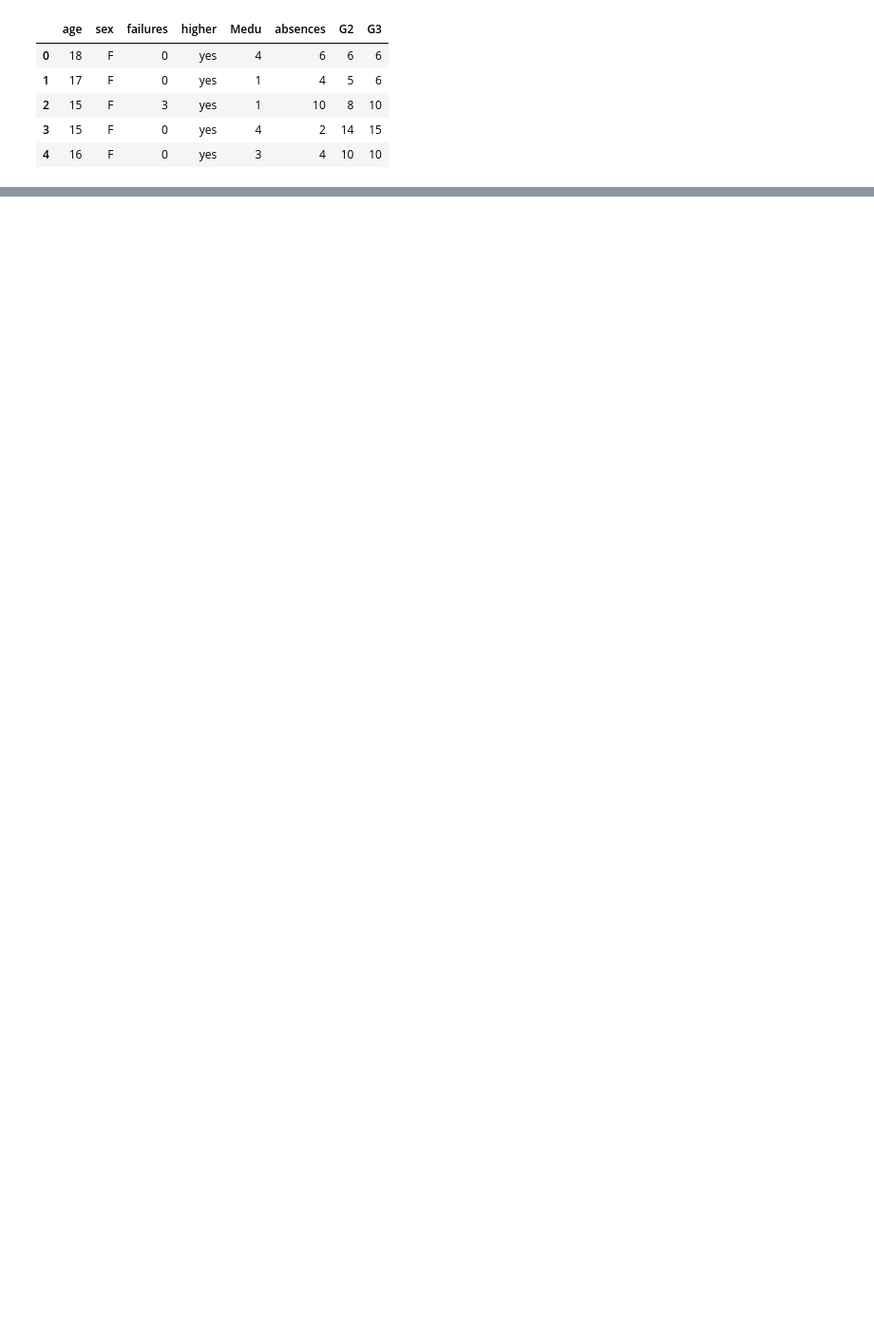
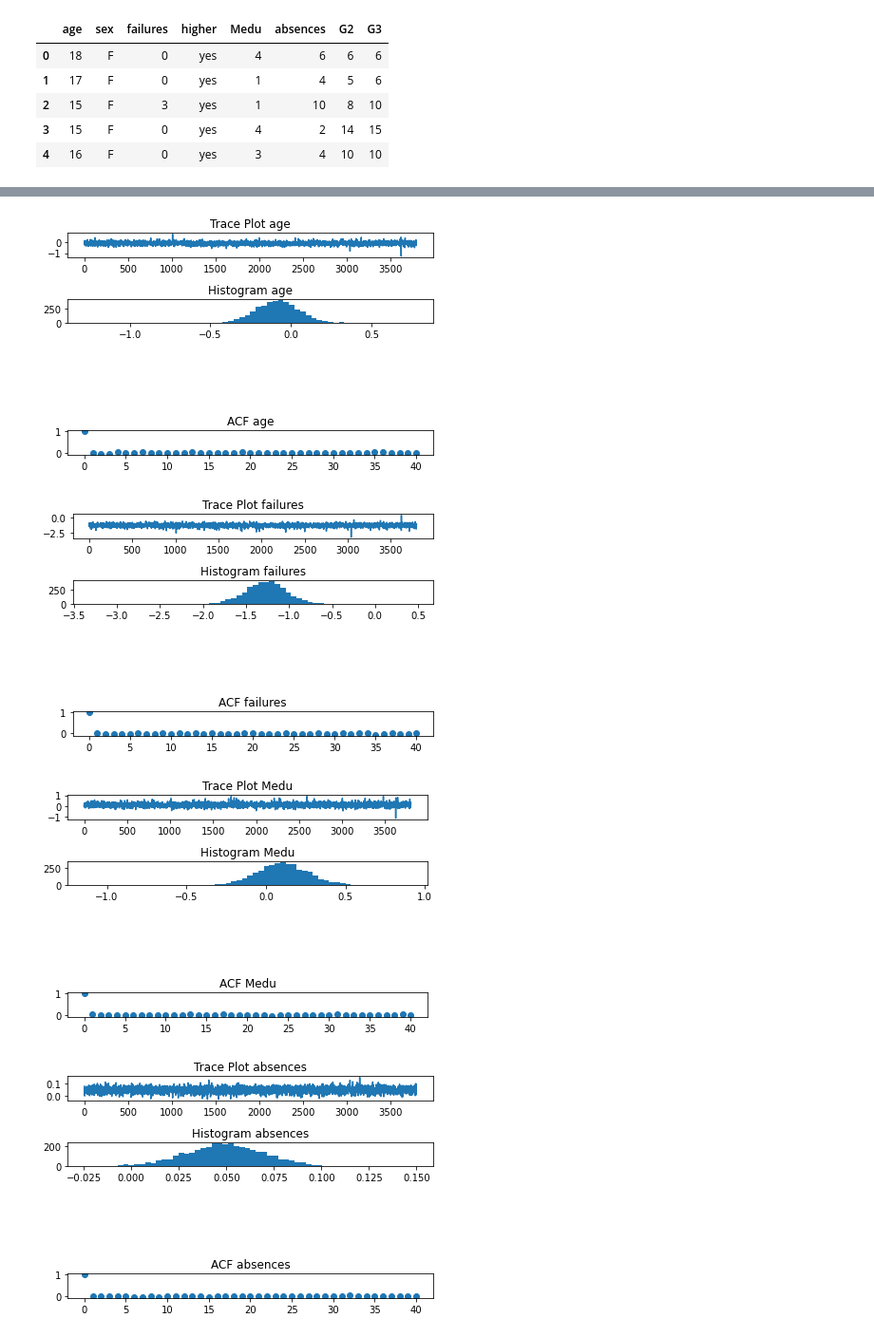
Before and after one commit to lbotti319/bayesian_math_scores, a Jupyter notebook: 04_MNAR_Model.ipynb, the cells around one changed output, grey strips where cells are left out. Shown at 95% size. Saved outputs shown, nothing was run; the diff lists cells and outputs as text; code cells hidden in the pictures; blank space fills up the shorter version.

```diff
--- a/04_MNAR_Model.ipynb
+++ b/04_MNAR_Model.ipynb
@@ -127,0 +110,8 @@ MCMC_diagnostics(gammas1, "gamma1")
+# %%
+for i, beta in enumerate(betas):
+    MCMC_diagnostics(beta, X_df.columns[i])
+# %% [output]
+[figure, added]
+[figure, added]
+[figure, added]
+[figure, added]
```
Also changed, not shown: parts of 24 cells of this notebook, 8 other files.
